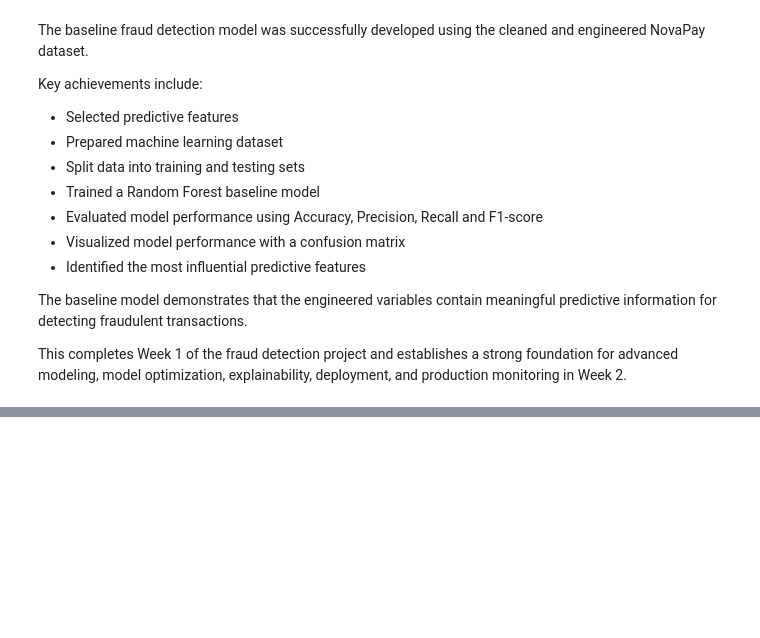
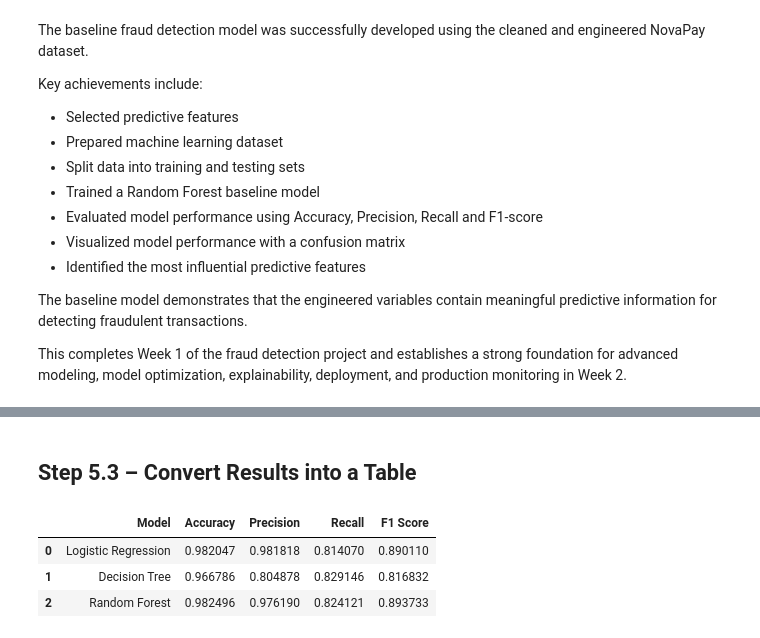
Before and after one commit to igoche1611/NovaPay, a Jupyter notebook: NovaPay Fraud Detection.ipynb, the cells around one changed output, grey strips where cells are left out. Saved outputs shown, nothing was run; the diff lists cells and outputs as text; code cells hidden in the pictures; blank space fills up the shorter version.

```diff
--- a/NovaPay Fraud Detection.ipynb
+++ b/NovaPay Fraud Detection.ipynb
@@ -2143,0 +2219,23 @@ This completes Week 1 of the fraud detection project and establishes a strong fo
+# %%
+for name, model in models.items():
+
+    # Train the model
+    model.fit(X_train, y_train)
+
+    # Make predictions
+    y_pred = model.predict(X_test)
+
+    # Evaluate performance
+    accuracy = accuracy_score(y_test, y_pred)
+    precision = precision_score(y_test, y_pred)
+    recall = recall_score(y_test, y_pred)
+    f1 = f1_score(y_test, y_pred)
+
+    # Save results
+    results.append([
+        name,
+        accuracy,
+        precision,
+        recall,
+        f1
+    ])
@@ -2143,0 +2250,20 @@ This completes Week 1 of the fraud detection project and establishes a strong fo
+# %% [markdown]
+## Step 5.3 – Convert Results into a Table
+# %%
+results_df = pd.DataFrame(
+    results,
+    columns=[
+        "Model",
+        "Accuracy",
+        "Precision",
+        "Recall",
+        "F1 Score"
+    ]
+)
+
+results_df
+# %% [output]
+|  | Model | Accuracy | Precision | Recall | F1 Score |
+| 0 | Logistic Regression | 0.982047 | 0.981818 | 0.814070 | 0.890110 |
+| 1 | Decision Tree | 0.966786 | 0.804878 | 0.829146 | 0.816832 |
+| 2 | Random Forest | 0.982496 | 0.976190 | 0.824121 | 0.893733 |
```
Also changed, not shown: parts of 56 cells of this notebook.
